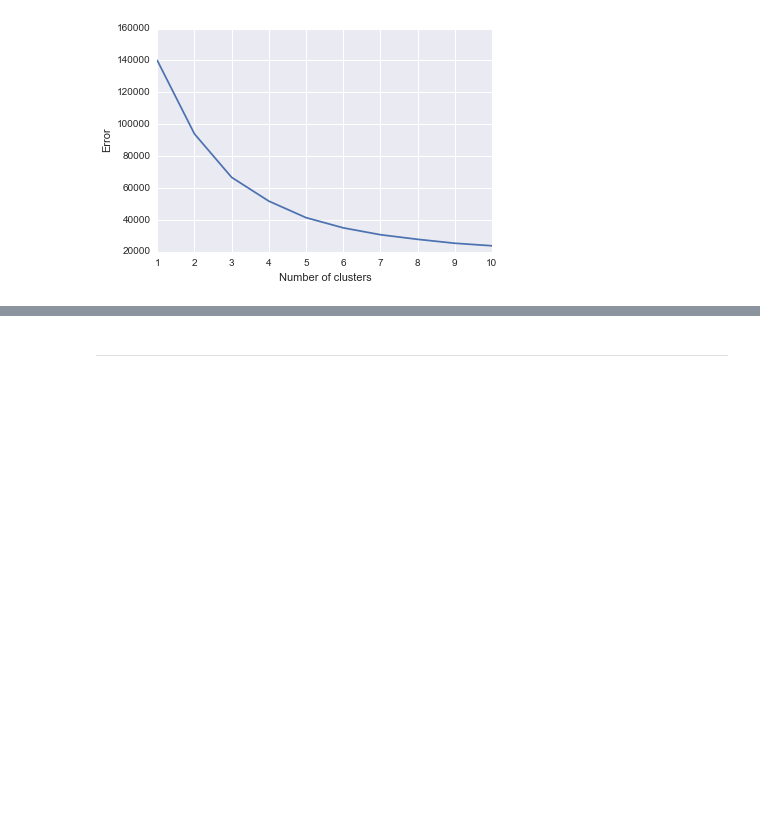
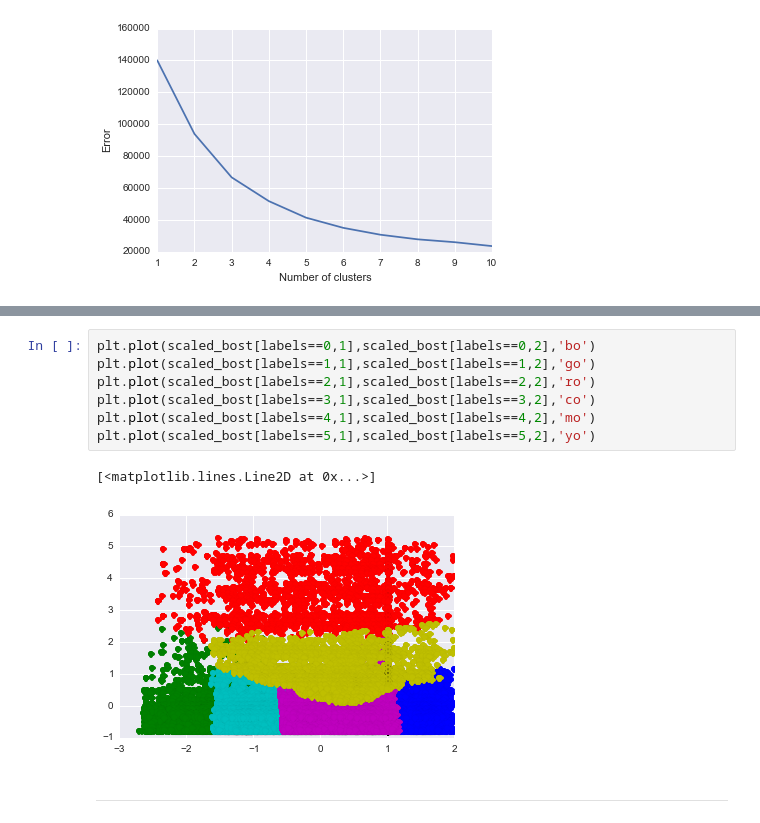
Before and after one commit to mwenda11/spring-2015-homeworks, a Jupyter notebook: submissions/Homework-3/3.Clustering.ipynb, the cells around one changed output, grey strips where cells are left out. Drawn from its saved outputs; the diff is of its cells as text; blank space fills up the shorter version.

```diff
--- a/submissions/Homework-3/3.Clustering.ipynb
+++ b/submissions/Homework-3/3.Clustering.ipynb
@@ -217,3 +224,13 @@ Cluster labels
+# %%
+plt.plot(scaled_bost[labels==0,1],scaled_bost[labels==0,2],'bo')
+plt.plot(scaled_bost[labels==1,1],scaled_bost[labels==1,2],'go')
+plt.plot(scaled_bost[labels==2,1],scaled_bost[labels==2,2],'ro')
+plt.plot(scaled_bost[labels==3,1],scaled_bost[labels==3,2],'co')
+plt.plot(scaled_bost[labels==4,1],scaled_bost[labels==4,2],'mo')
+plt.plot(scaled_bost[labels==5,1],scaled_bost[labels==5,2],'yo')
+# %% [output]
+[<matplotlib.lines.Line2D at 0x...>]
+[figure, added]
 # %% [markdown]
 -----
 # %% [markdown]
```
Also changed, not shown: parts of 14 cells of this notebook.
